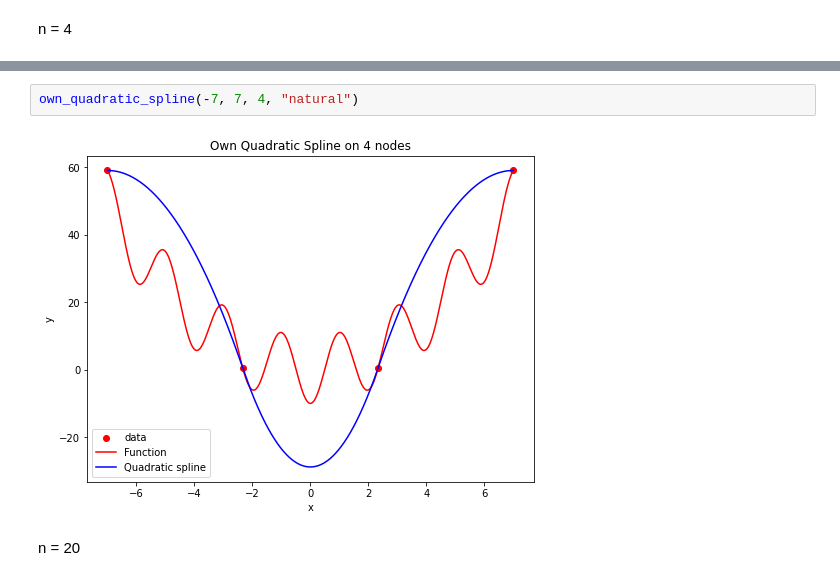
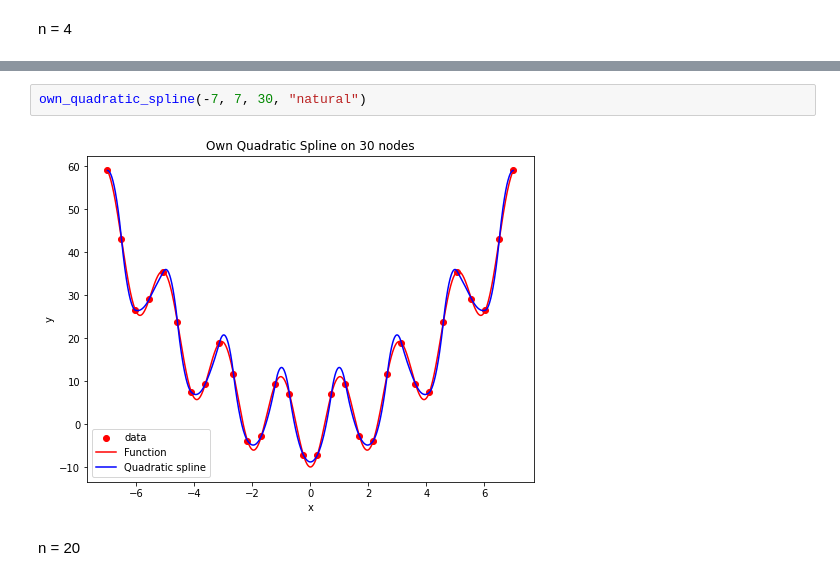
Before and after one commit to Szymon-Budziak/MOwNiT_course_AGH, a Jupyter notebook: Lab_4/Lab_4_code.ipynb, the cells around one changed output, grey strips where cells are left out. Saved outputs shown, nothing was run; the diff lists cells and outputs as text.

```diff
--- a/Lab_4/Lab_4_code.ipynb
+++ b/Lab_4/Lab_4_code.ipynb
@@ -351,7 +367,7 @@ n = 4
 # %%
-own_quadratic_spline(-7, 7, 4, "natural")
+own_quadratic_spline(-7, 7, 30, "natural")
 # %% [output]
-[figure, old version]
+[figure, new version]
 # %% [markdown]
 n = 20
 # %%
```
Also changed, not shown: parts of 33 cells of this notebook.
